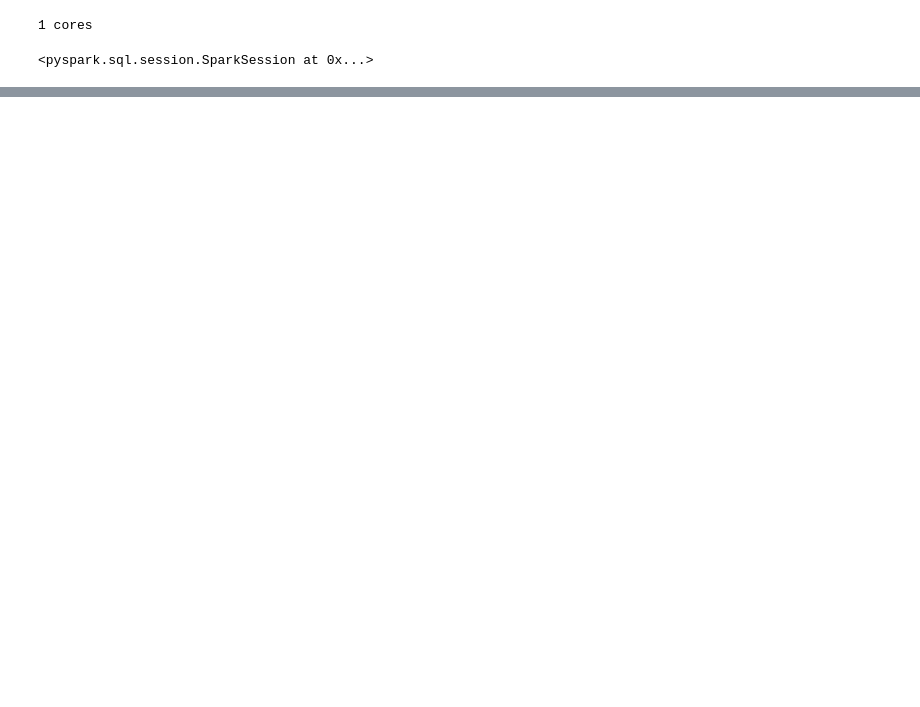
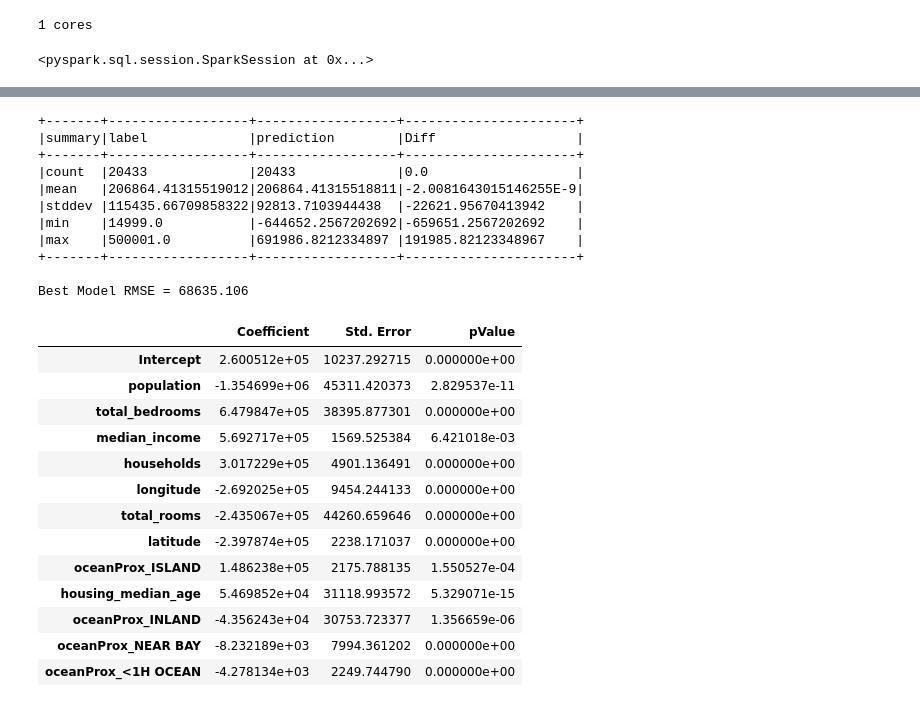
Before and after one commit to ahowe42/pyspark_explore, a Jupyter notebook: pyspark_essentials_udemy/MLLIB_Regression.ipynb, the cells around one changed output, grey strips where cells are left out. Saved outputs shown, nothing was run; the diff lists cells and outputs as text; code cells hidden in the pictures; blank space fills up the shorter version.

```diff
--- a/pyspark_essentials_udemy/MLLIB_Regression.ipynb
+++ b/pyspark_essentials_udemy/MLLIB_Regression.ipynb
@@ -295,0 +248,23 @@ print([i for i in dir(bestModel) if i[0] != '_'])
+# %%
+''' set up the estimators & param grids '''
+models = {}
+
+# linear regression
+linreg = LinearRegression()
+params = (ParamGridBuilder().addGrid(linreg.elasticNetParam, [0.0, 0.25, 0.5, 0.75, 1.0]).build())
+paramNames = ['elasticnetparam']
+models['linear regression'] = [linreg, params, paramNames, None, None]
+
+# random forest
+ranfor = RandomForestRegressor(numTrees=20)
+params = (ParamGridBuilder().addGrid(ranfor.maxBins, [20, 40, 80, 100])\
+              .addGrid(ranfor.maxDepth, [5, 10, 30]).build())
+paramNames = ['maxbins', 'maxdepth']
+models['random forest'] = [ranfor, params, paramNames, None, None]
+
+# gradient boosting trees
+gradbst = GBTRegressor(numTrees=20)
+params = (ParamGridBuilder().addGrid(gradbst.maxBins, [20, 40, 80, 100])\
+              .addGrid(gradbst.maxDepth, [5, 10, 30]).build())
+paramNames = ['maxbins', 'maxdepth']
+models['grading boost'] = [gradbst, params, paramNames, None, None]
@@ -295,0 +307,45 @@ print([i for i in dir(bestModel) if i[0] != '_'])
+# %%
+# look at linear regression coefficients
+bm = models['linear regression'][3].bestModel
+summ = bm.summary
+summ.predictions.describe().withColumn('Diff', col('prediction') - col('label')).show(truncate=False)
+print('Best Model RMSE = %0.3f'%summ.rootMeanSquaredError)
+
+# get a nice model coefficients table
+coefs = pd.concat([pd.DataFrame(index=['Intercept'], data=[bm.intercept], columns=['Coefficient']),
+                   pd.DataFrame(index=features, data=bm.coefficients.toArray(), columns=['Coefficient'])])
+coefs['Std. Error'] = bm.summary.coefficientStandardErrors
+coefs['pValue'] = bm.summary.pValues
+# make an absolute coef column temporarily for sorting
+coefs['tmp'] = coefs['Coefficient'].abs()
+coefs.loc['Intercept', 'tmp'] = np.inf
+coefs = coefs.sort_values(by='tmp', ascending=False).drop(columns='tmp')
+
+# talk
+display(coefs)
+# %% [output]
++-------+------------------+------------------+----------------------+
+|summary|label             |prediction        |Diff                  |
++-------+------------------+------------------+----------------------+
+|count  |20433             |20433             |0.0                   |
+|mean   |206864.41315519012|206864.41315518811|-2.0081643015146255E-9|
+|stddev |115435.66709858322|92813.7103944438  |-22621.95670413942    |
+|min    |14999.0           |-644652.2567202692|-659651.2567202692    |
+|max    |500001.0          |691986.8212334897 |191985.82123348967    |
++-------+------------------+------------------+----------------------+
+
+Best Model RMSE = 68635.106
+|  | Coefficient | Std. Error | pValue |
+| Intercept | 2.600512e+05 | 10237.292715 | 0.000000e+00 |
+| population | -1.354699e+06 | 45311.420373 | 2.829537e-11 |
+| total_bedrooms | 6.479847e+05 | 38395.877301 | 0.000000e+00 |
+| median_income | 5.692717e+05 | 1569.525384 | 6.421018e-03 |
+| households | 3.017229e+05 | 4901.136491 | 0.000000e+00 |
+| longitude | -2.692025e+05 | 9454.244133 | 0.000000e+00 |
+| total_rooms | -2.435067e+05 | 44260.659646 | 0.000000e+00 |
+| latitude | -2.397874e+05 | 2238.171037 | 0.000000e+00 |
+| oceanProx_ISLAND | 1.486238e+05 | 2175.788135 | 1.550527e-04 |
+| housing_median_age | 5.469852e+04 | 31118.993572 | 5.329071e-15 |
+| oceanProx_INLAND | -4.356243e+04 | 30753.723377 | 1.356659e-06 |
+| oceanProx_NEAR BAY | -8.232189e+03 | 7994.361202 | 0.000000e+00 |
+| oceanProx_<1H OCEAN | -4.278134e+03 | 2249.744790 | 0.000000e+00 |
```
Also changed, not shown: parts of 24 cells of this notebook.
